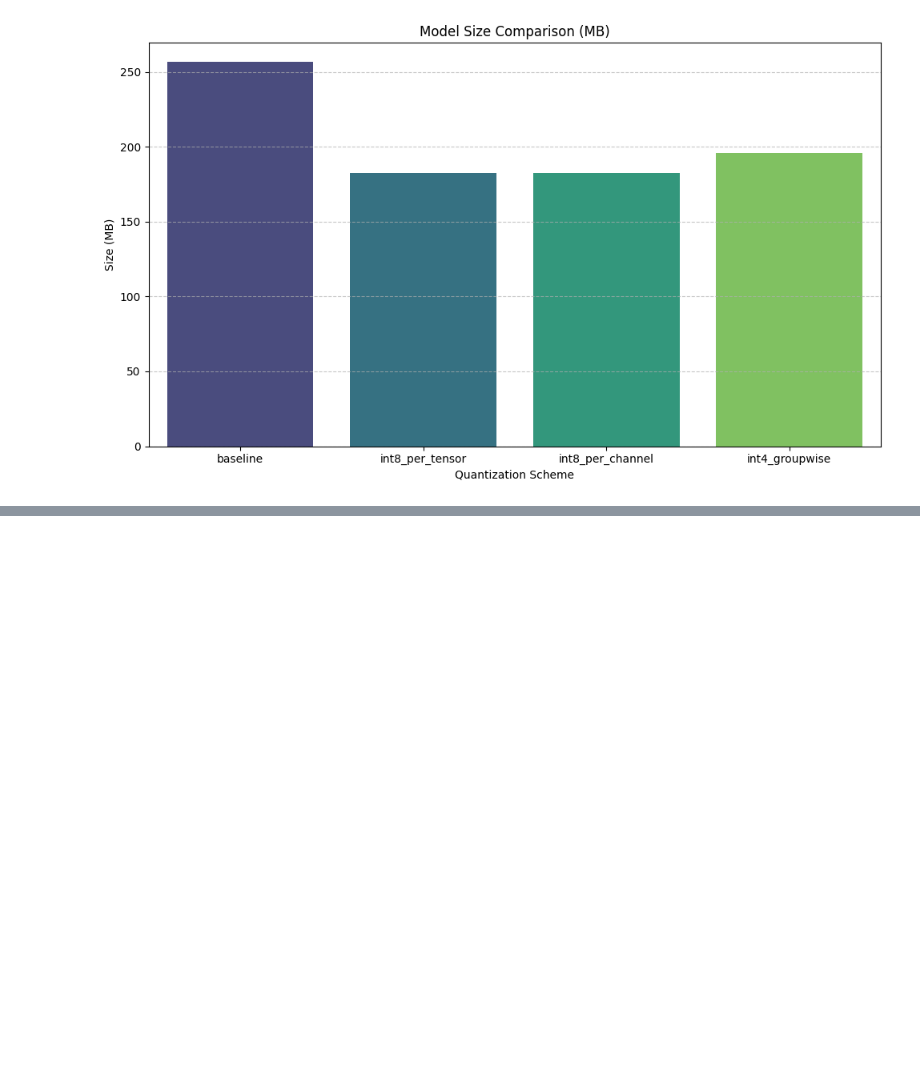
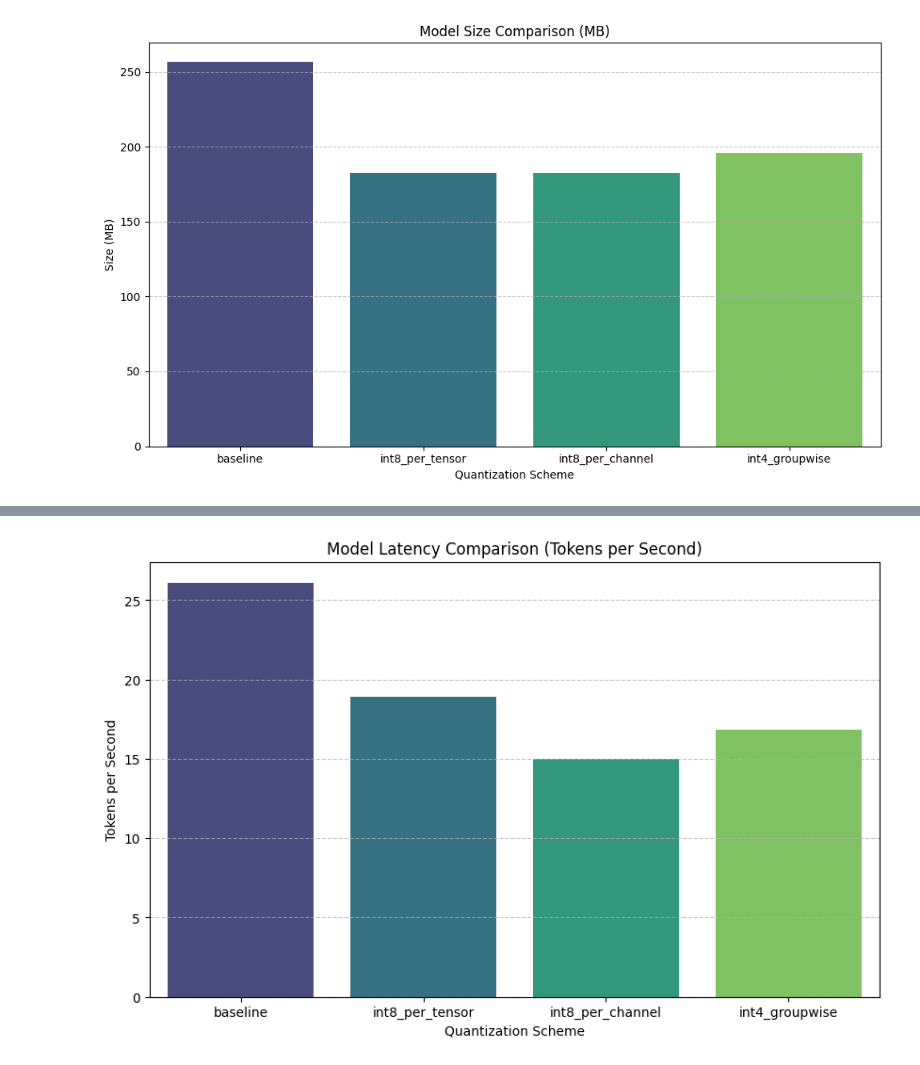
Before and after one commit to Bukunmi2108/ml-journey, a Jupyter notebook: research/p2/quant.ipynb, the cells around one changed output, grey strips where cells are left out. Saved outputs shown, nothing was run; the diff lists cells and outputs as text; code cells hidden in the pictures; blank space fills up the shorter version.

```diff
--- a/research/p2/quant.ipynb
+++ b/research/p2/quant.ipynb
@@ -348,0 +410,3 @@ plt.show()
+# %%
+latency_df = pd.DataFrame.from_dict(latency_results, orient='index')
+display(latency_df)
@@ -348,0 +419,10 @@ plt.show()
+# %%
+fig = plt.figure(figsize=(10, 6))
+sns.barplot(x=latency_df.index, y='Tokens per Second', data=latency_df, hue=latency_df.index, legend=False, palette='viridis')
+plt.title('Model Latency Comparison (Tokens per Second)')
+plt.xlabel('Quantization Scheme')
+plt.ylabel('Tokens per Second')
+plt.grid(axis='y', linestyle='--', alpha=0.7)
+plt.show()
+# %% [output]
+[figure, added]
```
Also changed, not shown: parts of 4 cells of this notebook.
